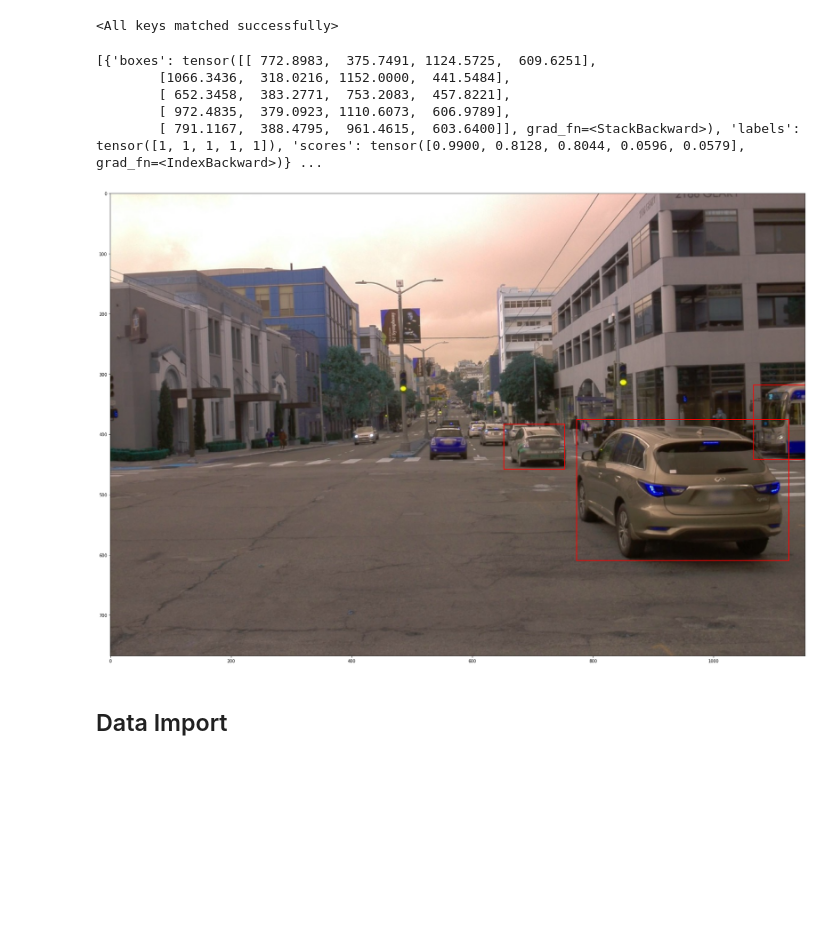
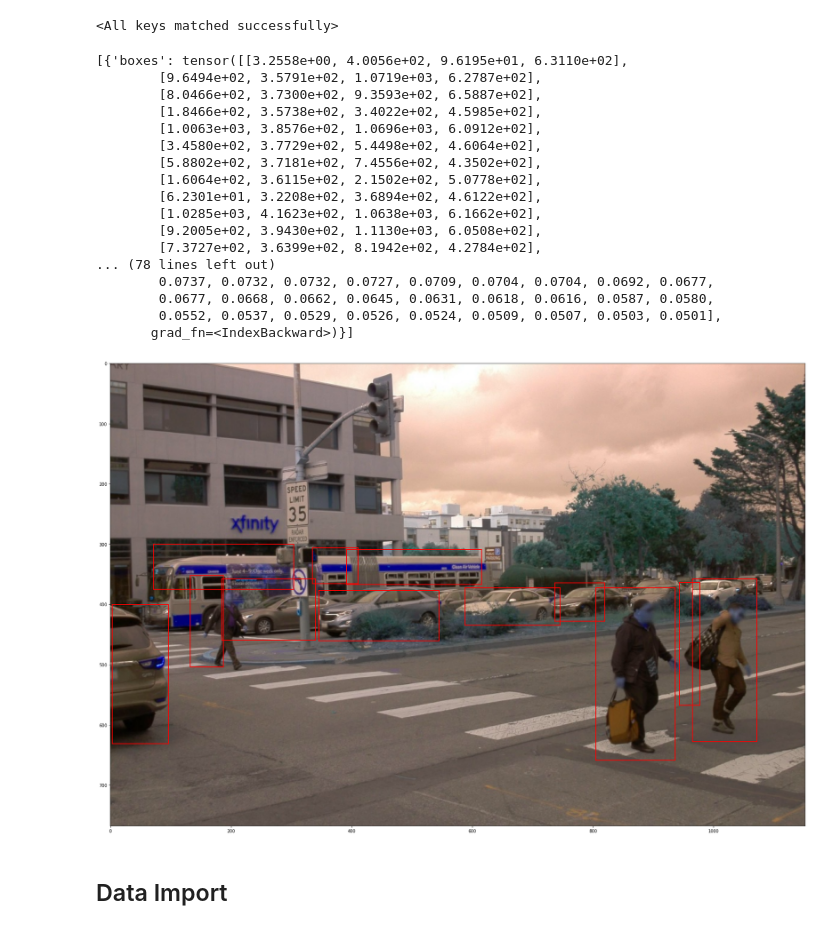
Before and after one commit to WeiHao97/cs329s-waymo-object-detection, a Jupyter notebook: herbie_vision/exploratory_notebook.ipynb, the cells around one changed output. Saved outputs shown, nothing was run; the diff lists cells and outputs as text; code cells hidden in the pictures; blank space fills up the shorter version.

```diff
--- a/herbie_vision/exploratory_notebook.ipynb
+++ b/herbie_vision/exploratory_notebook.ipynb
@@ -87,7 +87,7 @@ model = FasterRCNN(backbone,
 
 
 model=model.to(device)
-model.load_state_dict(torch.load('/Users/peterfagan/Downloads/weights_3.pth',map_location=torch.device('cpu')))
+model.load_state_dict(torch.load('/Users/peterfagan/Downloads/weights_1.pth',map_location=torch.device('cpu')))
 # %% [output]
 <All keys matched successfully>
 # %%
@@ -119,7 +119,7 @@ def plot_outputs(img, bbox, scores):
 # %%
 device =  torch.device("cuda" if torch.cuda.is_available() else "cpu")
 
-img = cv2.imread('/Users/peterfagan/Desktop/test_3.jpeg')
+img = cv2.imread('/Users/peterfagan/Desktop/test.jpeg')
 img = torch.tensor(img).permute(2,0,1).float().to(device)
 
 img = [img]
@@ -138,40 +138,52 @@ def plot_outputs(img, bbox, scores):
     for idx, entry in enumerate(bbox):
         if idx in scores_ind:
             h = entry[2]-entry[0]
             w = entry[3]-entry[1]
             # Create a Rectangle patch
             rect = patches.Rectangle((entry[0],entry[1]), h, w, linewidth=2, edgecolor='r', facecolor='none')
 
           # Add classification category
           # plt.text(entry[0], entry[1], s=str(labels[idx]),
           #         color='white', verticalalignment='top',
           #         bbox={'color': 'red', 'pad': 0})
 
         # Add the patch to the Axes
         ax.add_patch(rect)
         i+=1
 
     plt.show()
 
 # img = img.squeeze(0).to('cpu').permute(1,2,0).numpy()
-img = cv2.imread('/Users/peterfagan/Desktop/test_3.jpeg')
+img = cv2.imread('/Users/peterfagan/Desktop/test.jpeg')
 bbox = outputs[0]['boxes']
 scores = outputs[0]['scores']
 labels = outputs[0]['labels']
 
 keep = torchvision.ops.nms(bbox,scores,0.1)
 labels = [int(x.detach().to('cpu')) for idx, x in enumerate(labels) if idx in keep]
 bbox = [x.detach().to('cpu') for idx, x in enumerate(bbox) if idx in keep]
 
 print(outputs)
 plot_outputs(np.array(img), bbox, scores)
 # %% [output]
-[{'boxes': tensor([[ 772.8983,  375.7491, 1124.5725,  609.6251],
-        [1066.3436,  318.0216, 1152.0000,  441.5484],
-        [ 652.3458,  383.2771,  753.2083,  457.8221],
-        [ 972.4835,  379.0923, 1110.6073,  606.9789],
-        [ 791.1167,  388.4795,  961.4615,  603.6400]], grad_fn=<StackBackward>), 'labels': tensor([1, 1, 1, 1, 1]), 'scores': tensor([0.9900, 0.8128, 0.8044, 0.0596, 0.0579], grad_fn=<IndexBackward>)} ...
+[{'boxes': tensor([[3.2558e+00, 4.0056e+02, 9.6195e+01, 6.3110e+02],
+        [9.6494e+02, 3.5791e+02, 1.0719e+03, 6.2787e+02],
+        [8.0466e+02, 3.7300e+02, 9.3593e+02, 6.5887e+02],
+        [1.8466e+02, 3.5738e+02, 3.4022e+02, 4.5985e+02],
+        [1.0063e+03, 3.8576e+02, 1.0696e+03, 6.0912e+02],
+        [3.4580e+02, 3.7729e+02, 5.4498e+02, 4.6064e+02],
+        [5.8802e+02, 3.7181e+02, 7.4556e+02, 4.3502e+02],
+        [1.6064e+02, 3.6115e+02, 2.1502e+02, 5.0778e+02],
+        [6.2301e+01, 3.2208e+02, 3.6894e+02, 4.6122e+02],
+        [1.0285e+03, 4.1623e+02, 1.0638e+03, 6.1662e+02],
+        [9.2005e+02, 3.9430e+02, 1.1130e+03, 6.0508e+02],
+        [7.3727e+02, 3.6399e+02, 8.1942e+02, 4.2784e+02],
+... (78 lines left out)
+        0.0737, 0.0732, 0.0732, 0.0727, 0.0709, 0.0704, 0.0704, 0.0692, 0.0677,
+        0.0677, 0.0668, 0.0662, 0.0645, 0.0631, 0.0618, 0.0616, 0.0587, 0.0580,
+        0.0552, 0.0537, 0.0529, 0.0526, 0.0524, 0.0509, 0.0507, 0.0503, 0.0501],
+       grad_fn=<IndexBackward>)}]
-[figure, old version]
+[figure, new version]
 # %% [markdown]
 ## Data Import
 # %%
```
Also changed, not shown: 3 other files.
